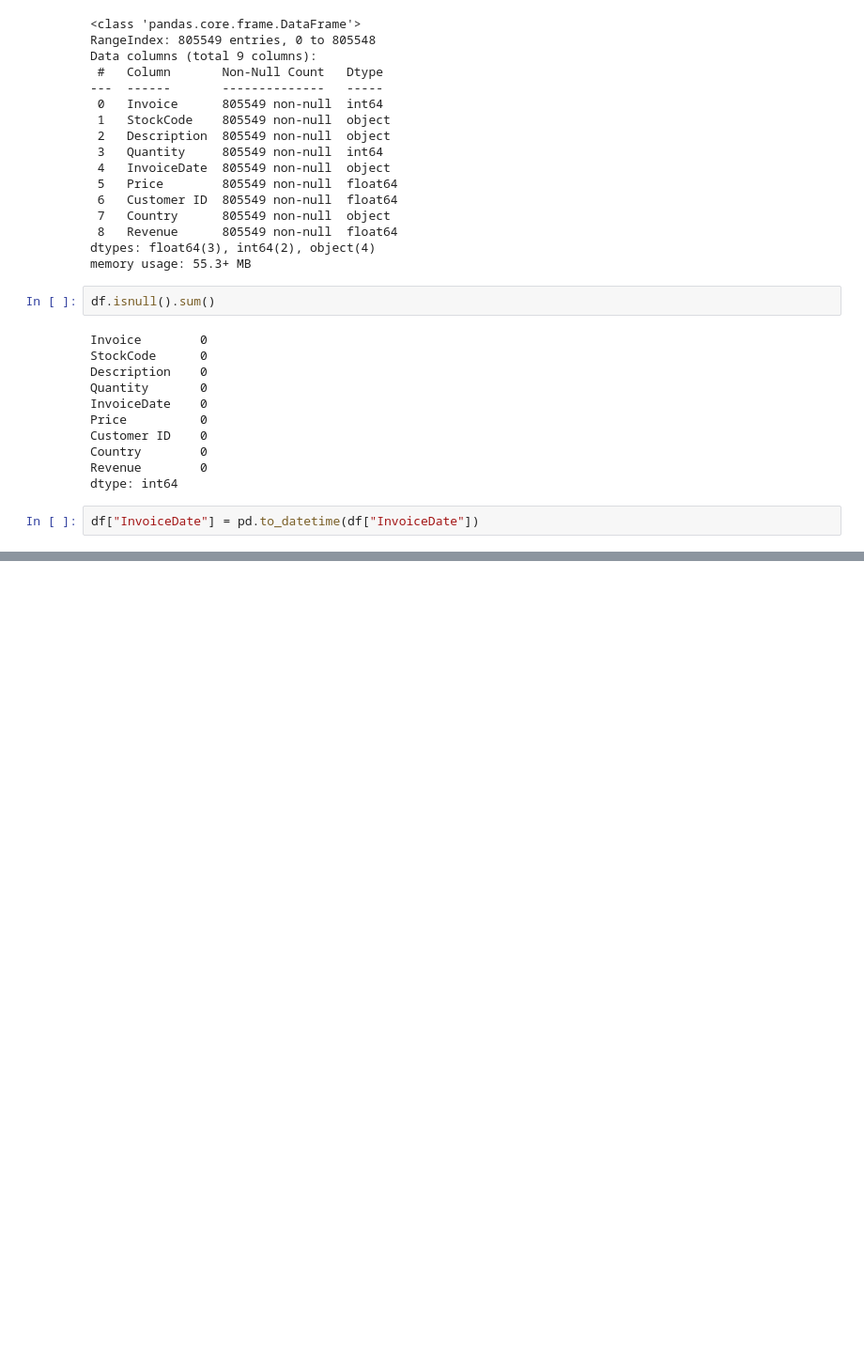
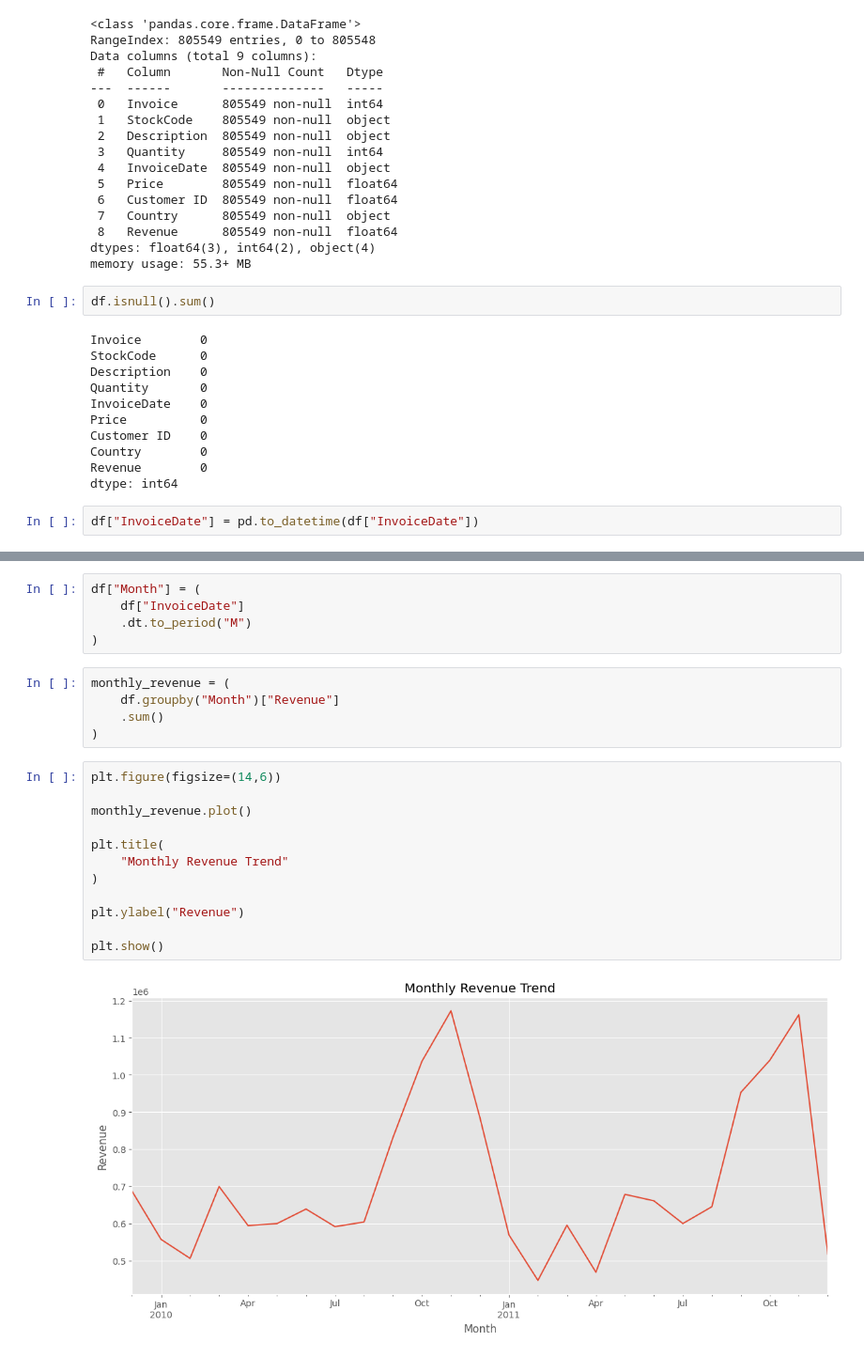
Before and after one commit to shrishraddha214/NeuralRetail-Analytics-Platform, a Jupyter notebook: notebooks/00_EDA.ipynb, the cells around one changed output, grey strips where cells are left out. Shown at 94% size. Saved outputs shown, nothing was run; the diff lists cells and outputs as text; blank space fills up the shorter version.

```diff
--- a/notebooks/00_EDA.ipynb
+++ b/notebooks/00_EDA.ipynb
@@ -58,0 +180,24 @@ df["InvoiceDate"] = pd.to_datetime(df["InvoiceDate"])
+# %%
+df["Month"] = (
+    df["InvoiceDate"]
+    .dt.to_period("M")
+)
+# %%
+monthly_revenue = (
+    df.groupby("Month")["Revenue"]
+    .sum()
+)
+# %%
+plt.figure(figsize=(14,6))
+
+monthly_revenue.plot()
+
+plt.title(
+    "Monthly Revenue Trend"
+)
+
+plt.ylabel("Revenue")
+
+plt.show()
+# %% [output]
+[figure, added]
```
Also changed, not shown: parts of 27 cells of this notebook, 2 other files.
